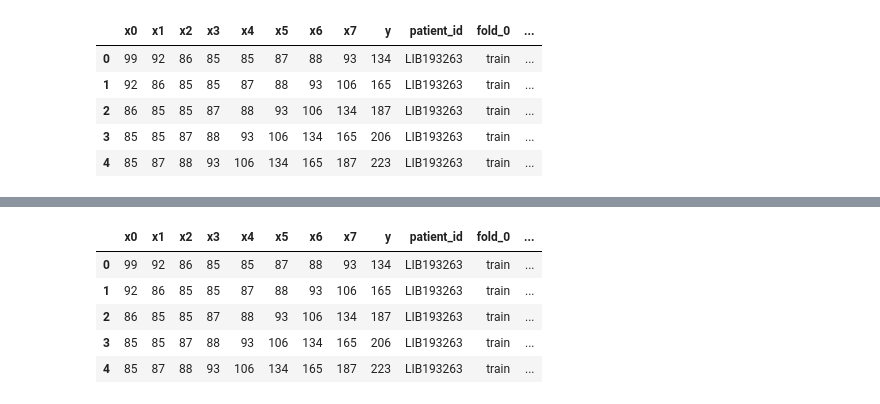
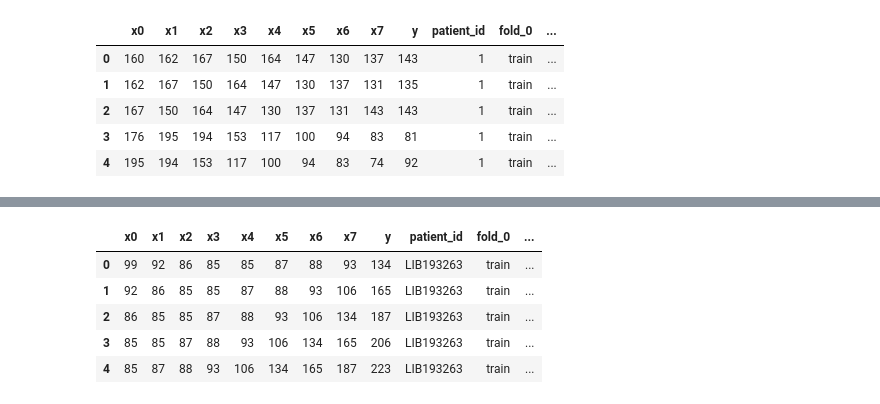
Before and after one commit to relief-t1d/relief-t1d-core, a Jupyter notebook: Miscellanea/Aux_read_windows_with_folds.ipynb, the cells around one changed output, grey strips where cells are left out. Drawn from its saved outputs; the diff is of its cells as text; code cells hidden in the pictures.

Commit message:
Miscellanea  - Read_windows.ipynb
Auxiliar notebook to read the created windows (without folds) and manually check if the created windows are properly created

```diff
--- a/Miscellanea/Aux_read_windows_with_folds.ipynb
+++ b/Miscellanea/Aux_read_windows_with_folds.ipynb
@@ -1,12 +1,12 @@
 # %%
 import pandas as pd
 # %%
-df_dedup_v1 = pd.read_parquet(f"c:/Users/Ciro/C/_UGR_PDI/RELIEF-T1D/folds/all_folds_deduplicated_intra_patient_val_greedy/windows_with_folds_horizon_2.parquet")
+df_dedup_v1 = pd.read_parquet(f"c:/Users/Ciro/C/_UGR_PDI/RELIEF-T1D/folds/folds_deduplicated_intra_patient_balanced_splits/windows_with_folds_horizon_2.parquet")
 df_dedup_v1.head()
 # %% [output]
 |  | x0 | x1 | x2 | x3 | x4 | x5 | x6 | x7 | y | patient_id | fold_0 | ... |
-| 0 | 99 | 92 | 86 | 85 | 85 | 87 | 88 | 93 | 134 | LIB193263 | train | ... |
-| 1 | 92 | 86 | 85 | 85 | 87 | 88 | 93 | 106 | 165 | LIB193263 | train | ... |
-| 2 | 86 | 85 | 85 | 87 | 88 | 93 | 106 | 134 | 187 | LIB193263 | train | ... |
-| 3 | 85 | 85 | 87 | 88 | 93 | 106 | 134 | 165 | 206 | LIB193263 | train | ... |
-| 4 | 85 | 87 | 88 | 93 | 106 | 134 | 165 | 187 | 223 | LIB193263 | train | ... |
+| 0 | 160 | 162 | 167 | 150 | 164 | 147 | 130 | 137 | 143 | 1 | train | ... |
+| 1 | 162 | 167 | 150 | 164 | 147 | 130 | 137 | 131 | 135 | 1 | train | ... |
+| 2 | 167 | 150 | 164 | 147 | 130 | 137 | 131 | 143 | 143 | 1 | train | ... |
+| 3 | 176 | 195 | 194 | 153 | 117 | 100 | 94 | 83 | 81 | 1 | train | ... |
+| 4 | 195 | 194 | 153 | 117 | 100 | 94 | 83 | 74 | 92 | 1 | train | ... |
```
Also changed, not shown: parts of 1 cell of this notebook, 2 other files.
